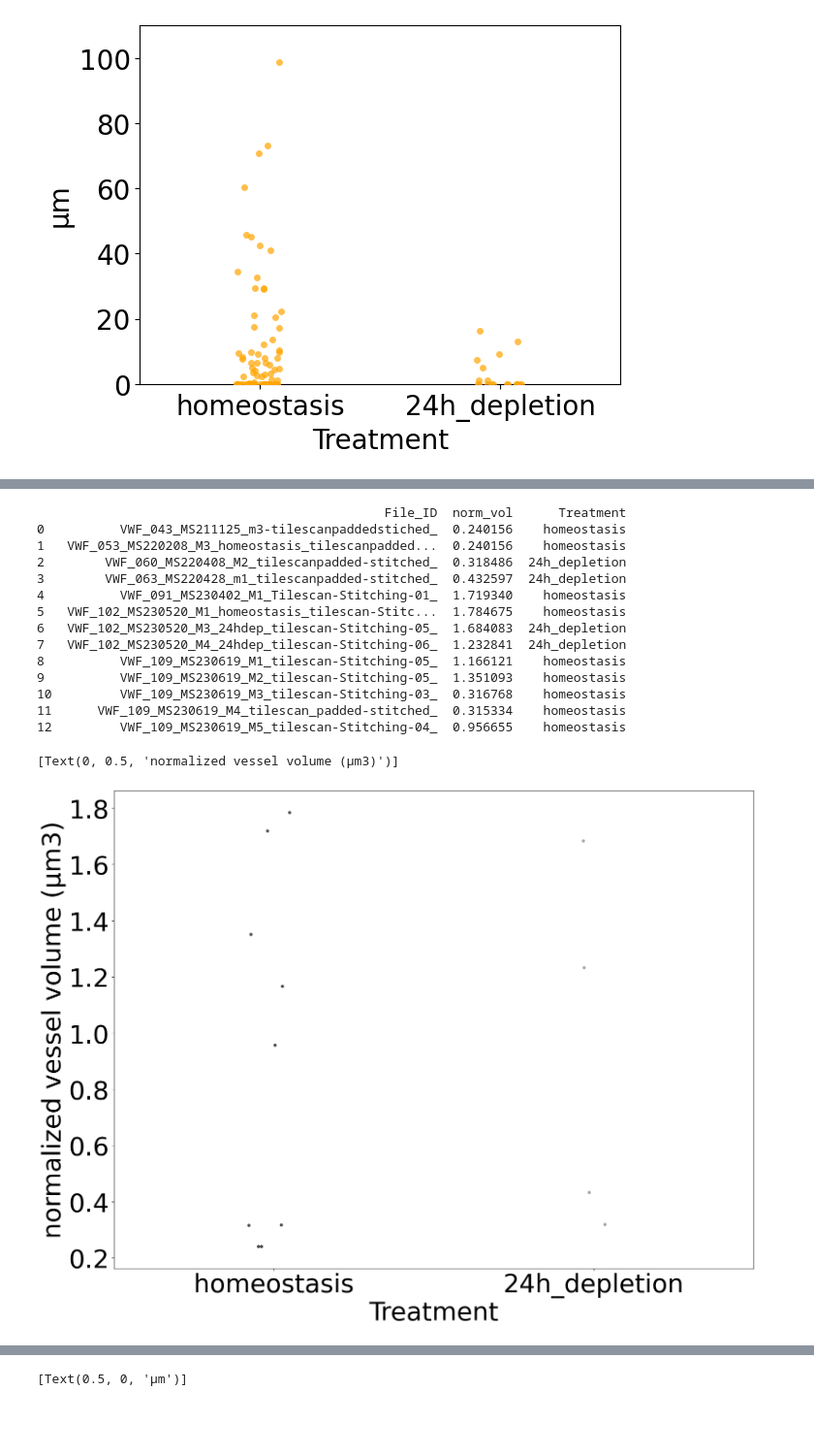
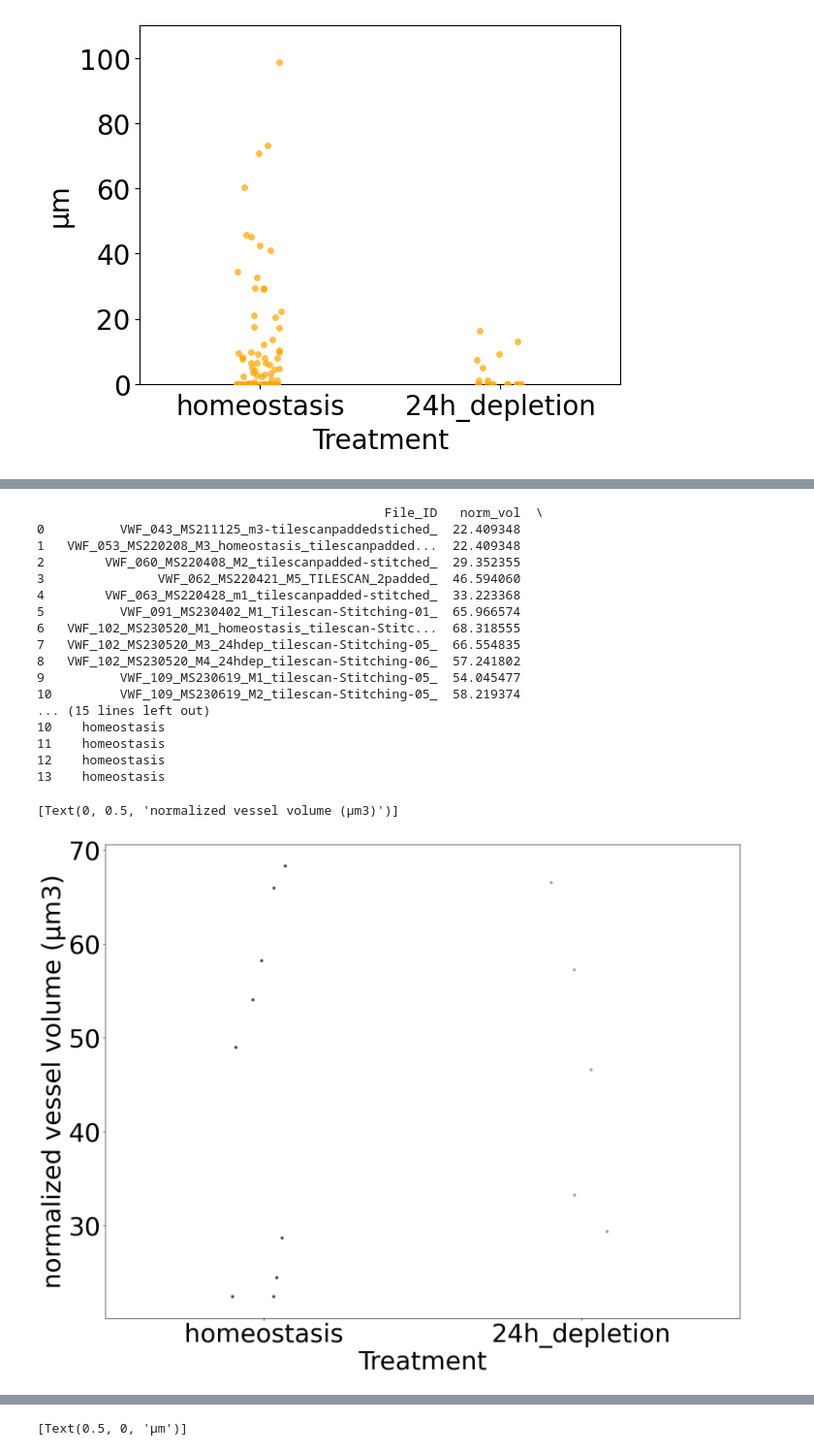
Before and after one commit to Mas515/Image_analysis, a Jupyter notebook: IVMtilescans_plot.ipynb, the cells around one changed output, grey strips where cells are left out. Shown at 97% size. Saved outputs shown, nothing was run; the diff lists cells and outputs as text; code cells hidden in the pictures; blank space fills up the shorter version.

```diff
--- a/IVMtilescans_plot.ipynb
+++ b/IVMtilescans_plot.ipynb
@@ -546,9 +546,9 @@ data=pd.read_csv('/Users/secchim/Documents/Experiments/distance analysis/distanc
 data=data[data['file_type']=='tilescan']
 data['Final_Cell_ID']=data['file']+'_'+data['ID'].astype(str)
 # datax=data[data['track_length']!=0]
-# data=data[data['Treatment']!='ageing']
+data=data[data['Treatment']!='ageing']
 data=data[data['Treatment']!='depletion']
-data=data[data['Treatment']!='24h_depletion']
+# data=data[data['Treatment']!='24h_depletion']
 # data=data[data['Treatment']!='homeostasis']
 # datax=datax[datax['Metadata_Timepoint']!='1']
 
@@ -629,9 +629,9 @@ for i, b in data.iterrows():
 
 ##plotting homeostasis and depletion for Hoxb5+vwf-
 # data=data[data['Hoxb5_status_corrected']=='hoxb5']
-# sns.histplot(data, x="min_distance_to_kuo", hue="Treatment", palette=['black','red'], hue_order=('homeostasis','24h_depletion'), legend=False, binwidth=10, multiple="dodge")
+sns.histplot(data, x="min_distance_to_kuo", hue="Treatment", palette=['black','red'], hue_order=('homeostasis','24h_depletion'), legend=False, binwidth=10, multiple="dodge",stat='percent', common_norm=False)
 ##plotting homeostasis and ageing for Hoxb5+vwf-
-sns.histplot(data, x="min_distance_to_kuo", hue="Treatment", palette=['blue','red'], hue_order=('homeostasis','ageing'), legend=False, binwidth=10, multiple="dodge")
+# sns.histplot(data, x="min_distance_to_kuo", hue="Treatment", palette=['blue','red'], hue_order=('homeostasis','ageing'), legend=False, binwidth=10, multiple="dodge")
 
 
 # ## plotting hoxb5vwf+ vs hoxb5vwf- in ageing
@@ -851,0 +1119,24 @@ Name: mean_vol, dtype: float64
+# %%
+####automating the merging of the MK spreadsheets for aged movies
+
+file_list=[]
+folderpath='/Users/secchim/Documents/Experiments/distance analysis/movies/aged'
+for root,dirs, files in os.walk(folderpath):
+    for file in files:
+        if file.endswith('_Shortest_Distance_to_Surfaces_Surfaces=MK.csv'):
+            data=pd.read_csv(os.path.join(root,file), index_col=None, skiprows=3, header=0)
+            data['File_ID']=file.replace('_Shortest_Distance_to_Surfaces_Surfaces=MK.csv','_')
+            file_list.append(data)
+        elif file.endswith('_Detailed.csv'):
+            data=pd.read_csv(os.path.join(root,file), index_col=None, skiprows=3, header=0)
+            data['File_ID']=file.replace('_Detailed.csv','_')
+            file_list.append(data)
+            # print(file)
+
+data=pd.concat(file_list, axis =0, ignore_index=True)
+data=data[data['Time']==1]
+for b,r in data.iterrows():
+    data.loc[b,'Shortest Distance to Surfaces']=data.loc[b,'Shortest Distance to Surfaces']-4
+    if data.loc[b,'Shortest Distance to Surfaces']<0:
+        data.loc[b,'Shortest Distance to Surfaces']=0
+print(data)
@@ -900,51 +1209,59 @@ for root,dirs, files in os.walk(folderpath):
             dt=pd.read_csv(os.path.join(root,file), index_col=None, skiprows=3, header=0)
             dt['File_ID']=file.replace('vessel_Volume_Outside_Img=1.csv','_')
             file_list.append(dt)
 dt=pd.concat(file_list, axis =0, ignore_index=True)
 
 # print(dt)
 # print(dt['File_ID'])
 
 grouped=dt.groupby(['File_ID'])
 dflist=[]
 for i, newdf in grouped:
-    newdf['total_vol']=newdf['Volume Outside'].max()
+    newdf=newdf[newdf['Distance to Surface']>29] #tried with 24 and 25
+    newdf=newdf[newdf['Distance to Surface']<31]
+    # newdf['total_vol']=newdf['Volume Outside'].max()
+    newdf['total_vol']=newdf['Volume Outside']
     dflist.append(newdf)
 dt=pd.concat(dflist)
 dt=dt[['File_ID','total_vol']].drop_duplicates()
 datab=pd.merge(datab, dt[:], on = 'File_ID')
 
 grouped=datab.groupby(['File_ID'])
 dflist=[]
 for i, newdf in grouped:
-    newdf['norm_vol']=newdf['sum_vol']/newdf['total_vol']
+    newdf['norm_vol']=newdf['sum_vol']/(newdf['total_vol']+newdf['sum_vol'])*100
     dflist.append(newdf)
 datab=pd.concat(dflist)
 datab=datab[['File_ID','norm_vol','Treatment']].drop_duplicates()
 print(datab)
-datab.to_csv('/Users/secchim/Documents/Experiments/distance analysis/vessel/vessel_volumeplot.csv', index=False)
+# datab.to_csv('/Users/secchim/Documents/Experiments/distance analysis/vessel/vessel_volumeplot.csv', index=False)
 
 g=sns.stripplot(x=("Treatment"), hue='Treatment', y="norm_vol", data=datab, alpha=0.7, palette=['black','grey'], hue_order=('homeostasis','24h_depletion'))
 # plt.legend(title='Cell type', loc='upper center', labels=['Hoxb5+Vwf+', 'Hoxb5+Vwf-'])
 plt.legend([], [], frameon=False)
 g.set(ylabel='normalized vessel volume (µm3)')
+
+###issue with VWF_062
 # %% [output]
-                                              File_ID  norm_vol      Treatment
-0          VWF_043_MS211125_m3-tilescanpaddedstiched_  0.240156    homeostasis
-1   VWF_053_MS220208_M3_homeostasis_tilescanpadded...  0.240156    homeostasis
-2        VWF_060_MS220408_M2_tilescanpadded-stitched_  0.318486  24h_depletion
-3        VWF_063_MS220428_m1_tilescanpadded-stitched_  0.432597  24h_depletion
-4          VWF_091_MS230402_M1_Tilescan-Stitching-01_  1.719340    homeostasis
-5   VWF_102_MS230520_M1_homeostasis_tilescan-Stitc...  1.784675    homeostasis
-6   VWF_102_MS230520_M3_24hdep_tilescan-Stitching-05_  1.684083  24h_depletion
-7   VWF_102_MS230520_M4_24hdep_tilescan-Stitching-06_  1.232841  24h_depletion
-8          VWF_109_MS230619_M1_tilescan-Stitching-05_  1.166121    homeostasis
-9          VWF_109_MS230619_M2_tilescan-Stitching-05_  1.351093    homeostasis
-10         VWF_109_MS230619_M3_tilescan-Stitching-03_  0.316768    homeostasis
-11      VWF_109_MS230619_M4_tilescan_padded-stitched_  0.315334    homeostasis
-12         VWF_109_MS230619_M5_tilescan-Stitching-04_  0.956655    homeostasis
+                                              File_ID   norm_vol  \
+0          VWF_043_MS211125_m3-tilescanpaddedstiched_  22.409348
+1   VWF_053_MS220208_M3_homeostasis_tilescanpadded...  22.409348
+2        VWF_060_MS220408_M2_tilescanpadded-stitched_  29.352355
+3               VWF_062_MS220421_M5_TILESCAN_2padded_  46.594060
+4        VWF_063_MS220428_m1_tilescanpadded-stitched_  33.223368
+5          VWF_091_MS230402_M1_Tilescan-Stitching-01_  65.966574
+6   VWF_102_MS230520_M1_homeostasis_tilescan-Stitc...  68.318555
+7   VWF_102_MS230520_M3_24hdep_tilescan-Stitching-05_  66.554835
+8   VWF_102_MS230520_M4_24hdep_tilescan-Stitching-06_  57.241802
+9          VWF_109_MS230619_M1_tilescan-Stitching-05_  54.045477
+10         VWF_109_MS230619_M2_tilescan-Stitching-05_  58.219374
+... (15 lines left out)
+10    homeostasis
+11    homeostasis
+12    homeostasis
+13    homeostasis
 [Text(0, 0.5, 'normalized vessel volume (µm3)')]
-[figure, old version]
+[figure, new version]
 # %%
 ###DISTANCES BETWEEN MK BASED ON POSITION
 
```
Also changed, not shown: parts of 7 cells of this notebook.
